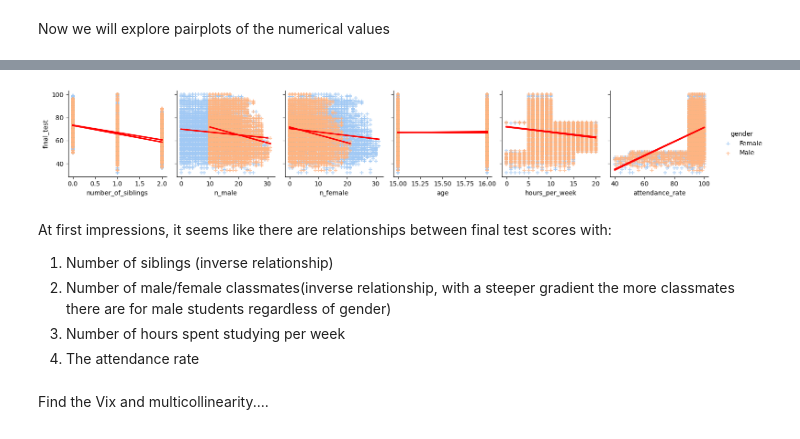
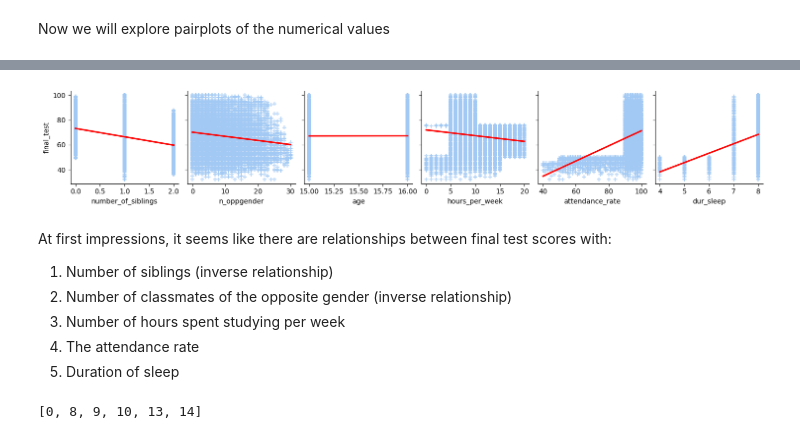
Before and after one commit to raytrk/Projects, a Jupyter notebook: Python/AIAP_PYS/eda.ipynb, the cells around one changed output, grey strips where cells are left out. Saved outputs shown, nothing was run; the diff lists cells and outputs as text; code cells hidden in the pictures.

```diff
--- a/Python/AIAP_PYS/eda.ipynb
+++ b/Python/AIAP_PYS/eda.ipynb
@@ -189,6 +208,6 @@ Since the number of rows with missing values < 10%, it is likely insignificant a
 We will explore these after the main analysis
 # %%
 #Remove rows with null values
-df_nonull = df[~df.isnull().any(axis = 1)]
-df_nonull.isnull().sum() #check if it has been implemented correctly
+df = df[~df.isnull().any(axis = 1)]
+df.isnull().sum() #check if it has been implemented correctly
 # %% [output]
@@ -220,0 +253,12 @@ No duplicate rows found
+# %%
+df['sleep_time'] = pd.to_datetime(df['sleep_time'],format = '%H:%M')
+df['wake_time'] = pd.to_datetime(df['wake_time'],format = '%H:%M')
+dur_sleep = df['wake_time'] - df['sleep_time']
+
+hours = dur_sleep.dt.components.hours
+mins = dur_sleep.dt.components.minutes
+
+df['dur_sleep'] = hours + mins/60
+df['dur_sleep'].unique() #checking if the data looks right
+
+df.drop(columns = ['sleep_time','wake_time'], inplace = True)
@@ -220,0 +267,3 @@ No duplicate rows found
+# %%
+df['n_oppgender'] = np.where(df['gender'] == 'Female', df['n_male'], df['n_female'])
+df.head()
@@ -220,0 +277,3 @@ No duplicate rows found
+# %%
+#Looks like the transcribing is correct, let's remove the n_male and n_female columns
+df.drop(columns = ['n_male','n_female'], inplace = True)
@@ -229,22 +300,28 @@ Index(['index', 'number_of_siblings', 'final_test', 'n_male', 'n_female',
 # %%
 #less the index column
 sns.set_palette("pastel")
-sns.pairplot(df_nonull.iloc[:,1:],
+sns.pairplot(df,
                  y_vars = ['final_test'],
-                 x_vars = ['number_of_siblings','n_male','n_female','age', 'hours_per_week', 'attendance_rate'],
+                 x_vars = ['number_of_siblings','n_oppgender','age', 'hours_per_week', 'attendance_rate','dur_sleep'],
                  markers="+",
                  diag_kind="kde",
                  kind='reg',
                  plot_kws={'line_kws':{'color':'red'},
                            'scatter_kws': {'alpha': 0.7}},
-                hue = 'gender');
+                );
 # %% [output]
-[figure, old version]
+[figure, new version]
 # %% [markdown]
 At first impressions, it seems like there are relationships between final test scores with:
 1. Number of siblings (inverse relationship)
-2. Number of male/female classmates(inverse relationship, with a steeper gradient the more classmates there are for male students regardless of gender)
+2. Number of classmates of the opposite gender (inverse relationship)
 3. Number of hours spent studying per week
 4. The attendance rate
+5. Duration of sleep
-# %% [markdown]
-Find the Vix and multicollinearity....
+# %%
+#Obtain the indexes of the numeric columns
+x_vars = ['number_of_siblings','age', 'hours_per_week', 'attendance_rate','dur_sleep','n_oppgender']
+numeric_columns = [i for i,x in enumerate(df.columns) if x in set(x_vars)]
+numeric_columns
+# %% [output]
+[0, 8, 9, 10, 13, 14]
```
Also changed, not shown: parts of 29 cells of this notebook.
